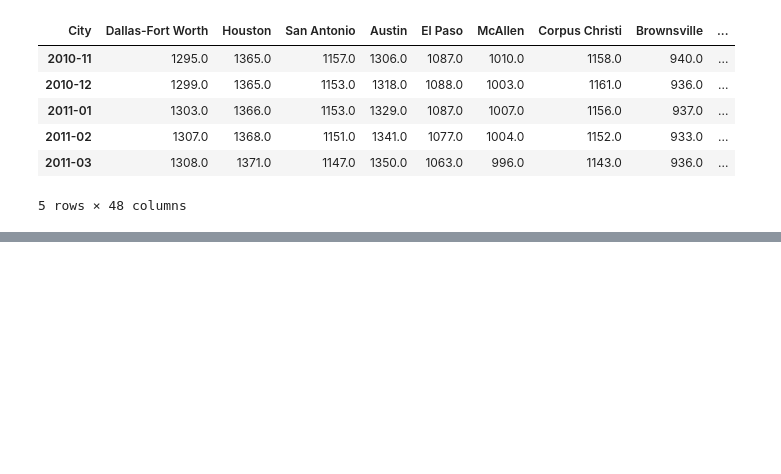
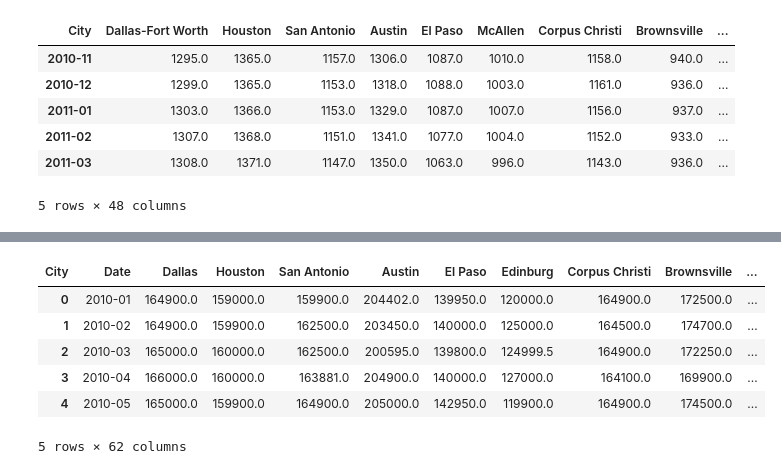
Before and after one commit to mikebarajas/Zillow_Data_Analysis, a Jupyter notebook: Zillow_cleanup.ipynb, the cells around one changed output, grey strips where cells are left out. Cells and saved outputs as stored; diff of their text form; code cells hidden in the pictures; blank space fills up the shorter version.

```diff
--- a/Zillow_cleanup.ipynb
+++ b/Zillow_cleanup.ipynb
@@ -141,0 +183,14 @@ Length: 4200, dtype: object
+# %%
+#Move the Index
+price.reset_index(level=0, inplace=True)
+price = price.rename(columns = {'index':'Date'})
+price = price.reset_index(drop=True)
+price.head()
+# %% [output]
+| City | Date | Dallas | Houston | San Antonio | Austin | El Paso | Edinburg | Corpus Christi | Brownsville | ... |
+| 0 | 2010-01 | 164900.0 | 159000.0 | 159900.0 | 204402.0 | 139950.0 | 120000.0 | 164900.0 | 172500.0 | ... |
+| 1 | 2010-02 | 164900.0 | 159900.0 | 162500.0 | 203450.0 | 140000.0 | 125000.0 | 164500.0 | 174700.0 | ... |
+| 2 | 2010-03 | 165000.0 | 160000.0 | 162500.0 | 200595.0 | 139800.0 | 124999.5 | 164900.0 | 172250.0 | ... |
+| 3 | 2010-04 | 166000.0 | 160000.0 | 163881.0 | 204900.0 | 140000.0 | 127000.0 | 164100.0 | 169900.0 | ... |
+| 4 | 2010-05 | 165000.0 | 159900.0 | 164900.0 | 205000.0 | 142950.0 | 119900.0 | 164900.0 | 174500.0 | ... |
+5 rows × 62 columns
```
Also changed, not shown: parts of 17 cells of this notebook, 1 other file.
